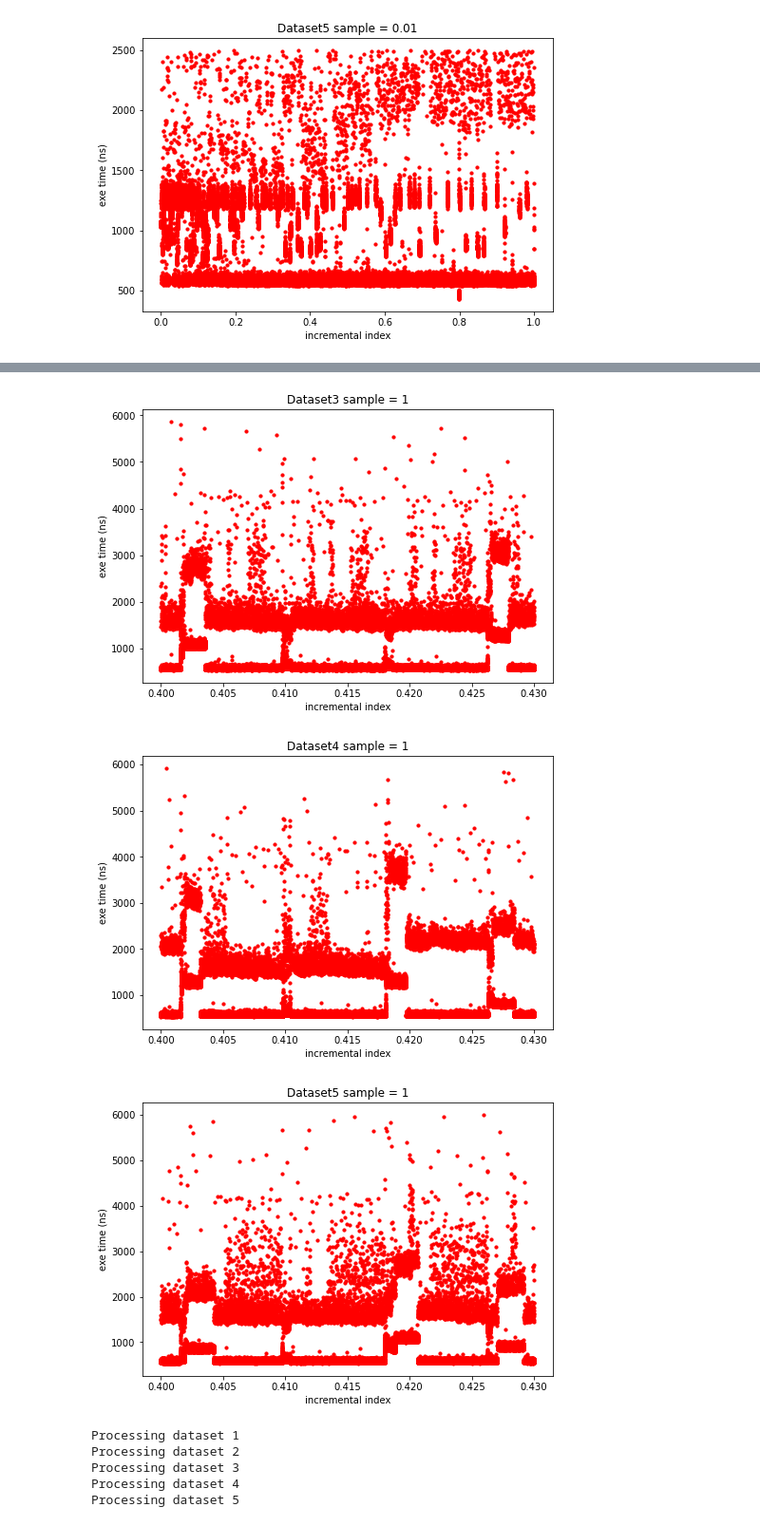
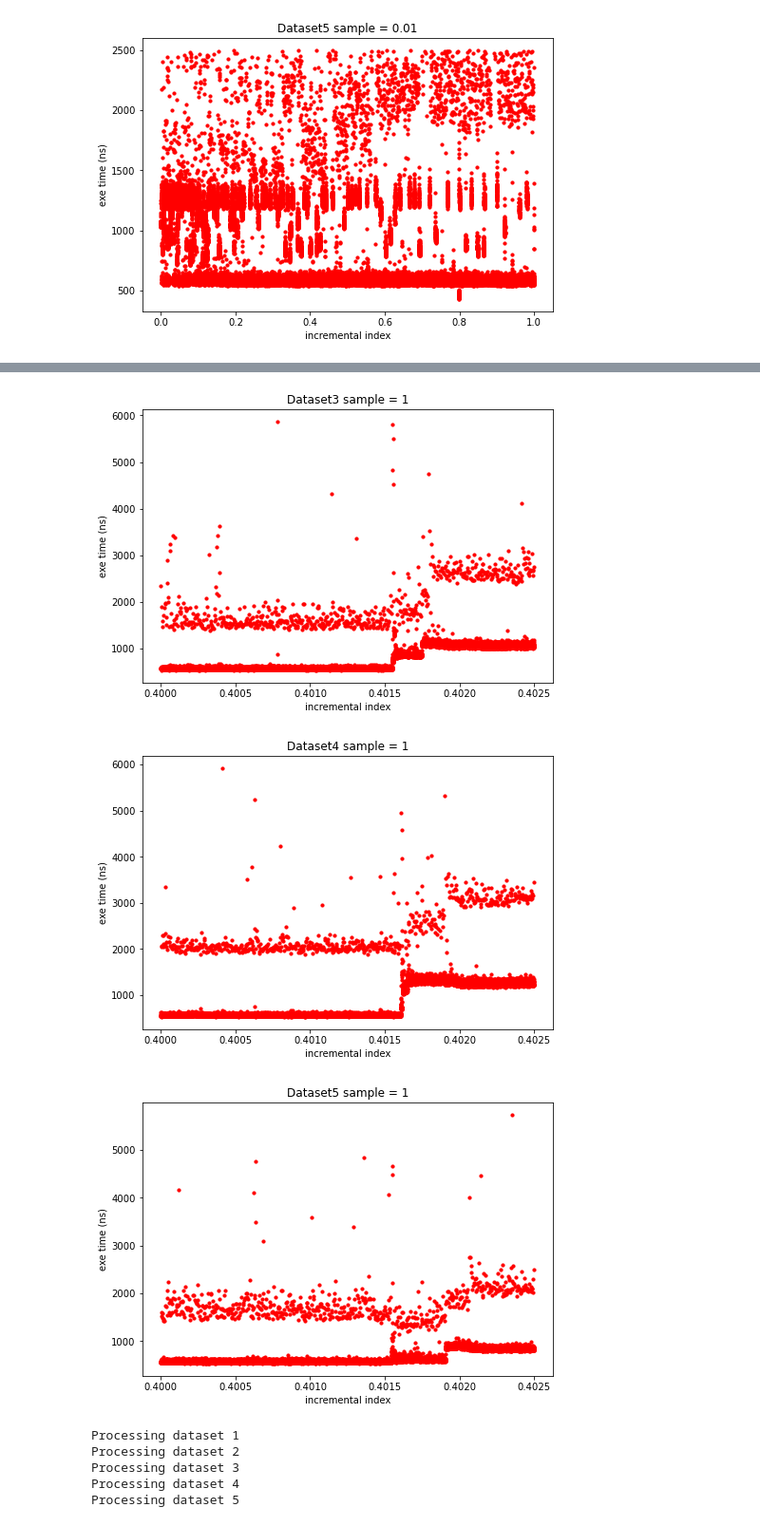
Before and after one commit to JinLabIIT/SEQUENCE-GO, a Jupyter notebook: data analysis/data analysis.ipynb, the cells around one changed output, grey strips where cells are left out. Shown at 95% size. Saved outputs shown, nothing was run; the diff lists cells and outputs as text; code cells hidden in the pictures.

```diff
--- a/data analysis/data analysis.ipynb
+++ b/data analysis/data analysis.ipynb
@@ -240,7 +240,7 @@ ratio = 1
 thresh_hold = 6000
 
 start_percentage = 0.4
-end_percentage = 0.43
+end_percentage = 0.4025
 
 for experiment_index in range(len(list_df)-1):
     fig=plt.figure()
@@ -269,6 +269,6 @@ for experiment_index in range(len(list_df)-1):
-[figure, old version]
+[figure, new version]
-[figure, old version]
+[figure, new version]
-[figure, old version]
+[figure, new version]
 # %%
 # K Mean
 K = 4
```
Also changed, not shown: parts of 1 cell of this notebook.
